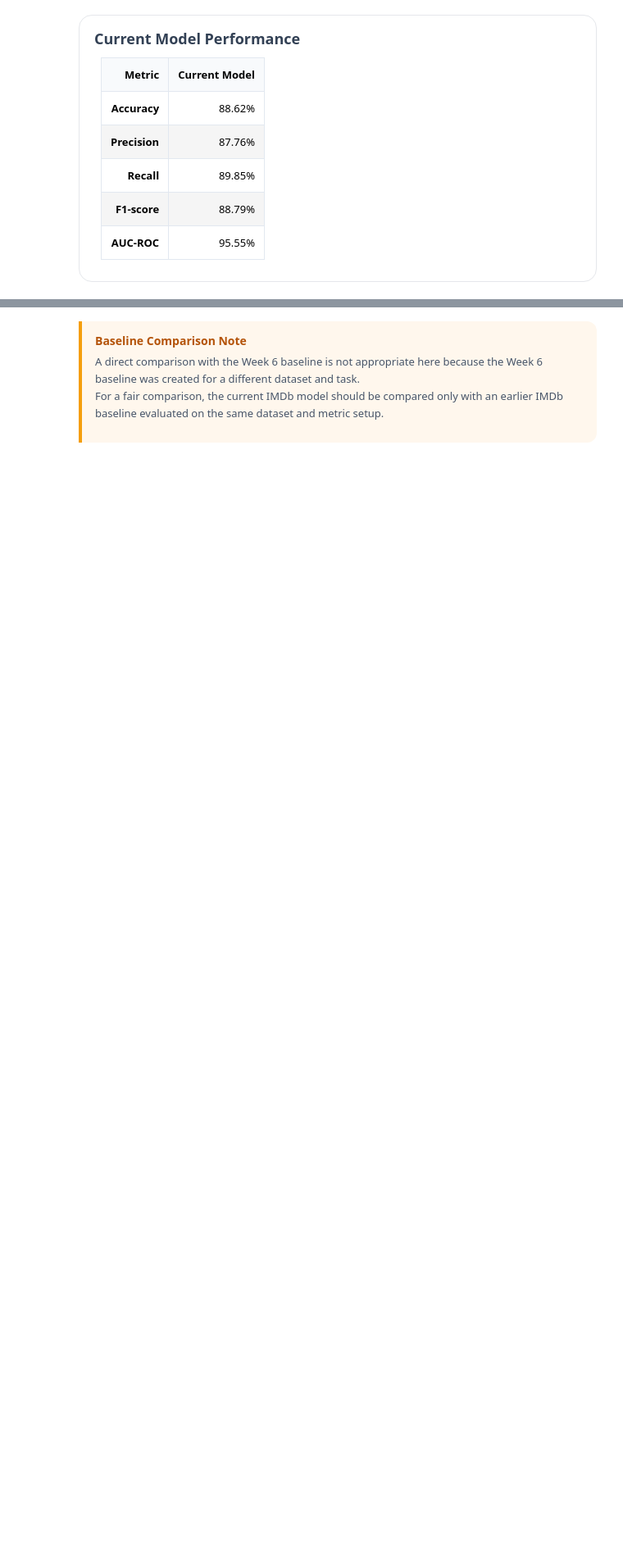
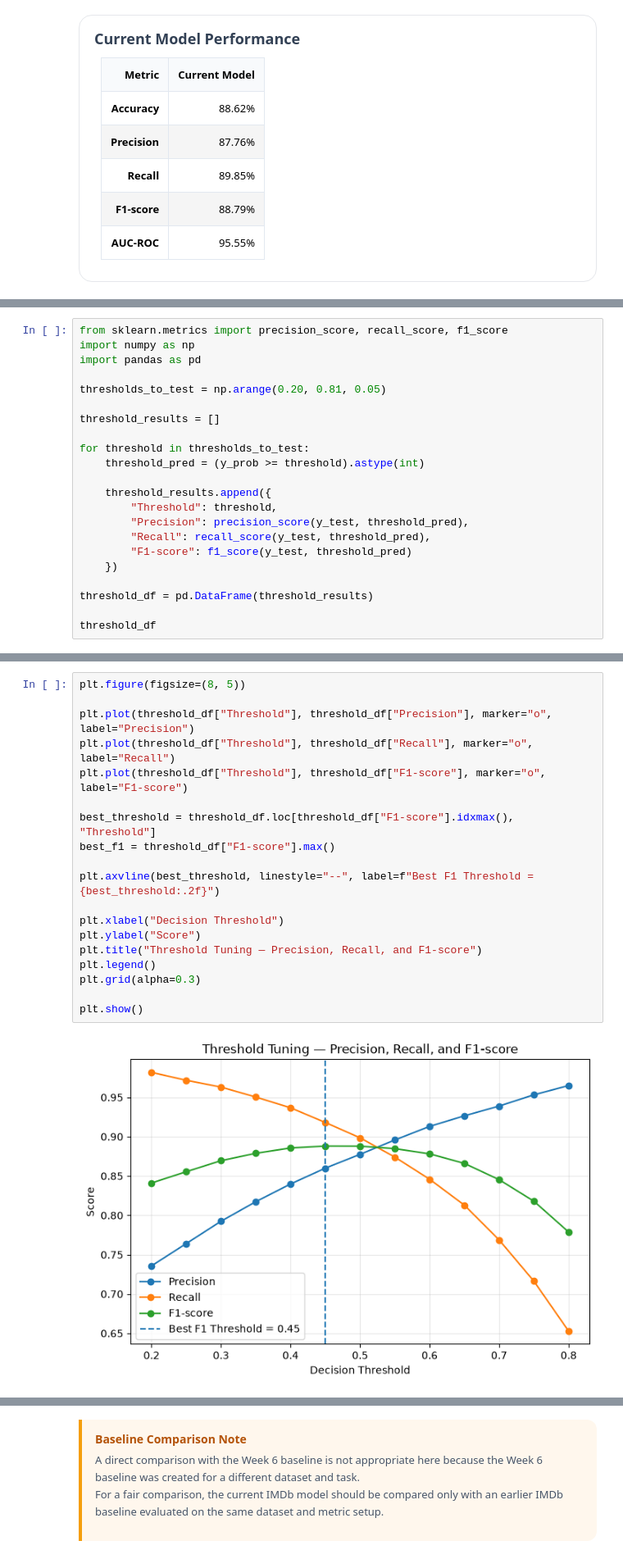
Before and after one commit to assma122/Binx-ai-ml-training, a Jupyter notebook: Week8/Day5/Week8_Day5.ipynb, the cells around one changed output, grey strips where cells are left out. Shown at 82% size. Cells and saved outputs as stored; diff of their text form; blank space fills up the shorter version.

```diff
--- a/Week8/Day5/Week8_Day5.ipynb
+++ b/Week8/Day5/Week8_Day5.ipynb
@@ -1535,0 +1745,22 @@ Current Model Performance
+# %%
+from sklearn.metrics import precision_score, recall_score, f1_score
+import numpy as np
+import pandas as pd
+
+thresholds_to_test = np.arange(0.20, 0.81, 0.05)
+
+threshold_results = []
+
+for threshold in thresholds_to_test:
+    threshold_pred = (y_prob >= threshold).astype(int)
+
+    threshold_results.append({
+        "Threshold": threshold,
+        "Precision": precision_score(y_test, threshold_pred),
+        "Recall": recall_score(y_test, threshold_pred),
+        "F1-score": f1_score(y_test, threshold_pred)
+    })
+
+threshold_df = pd.DataFrame(threshold_results)
+
+threshold_df
@@ -1535,0 +1782,21 @@ Current Model Performance
+# %%
+plt.figure(figsize=(8, 5))
+
+plt.plot(threshold_df["Threshold"], threshold_df["Precision"], marker="o", label="Precision")
+plt.plot(threshold_df["Threshold"], threshold_df["Recall"], marker="o", label="Recall")
+plt.plot(threshold_df["Threshold"], threshold_df["F1-score"], marker="o", label="F1-score")
+
+best_threshold = threshold_df.loc[threshold_df["F1-score"].idxmax(), "Threshold"]
+best_f1 = threshold_df["F1-score"].max()
+
+plt.axvline(best_threshold, linestyle="--", label=f"Best F1 Threshold = {best_threshold:.2f}")
+
+plt.xlabel("Decision Threshold")
+plt.ylabel("Score")
+plt.title("Threshold Tuning — Precision, Recall, and F1-score")
+plt.legend()
+plt.grid(alpha=0.3)
+
+plt.show()
+# %% [output]
+[figure, added]
```
Also changed, not shown: parts of 27 cells of this notebook.
